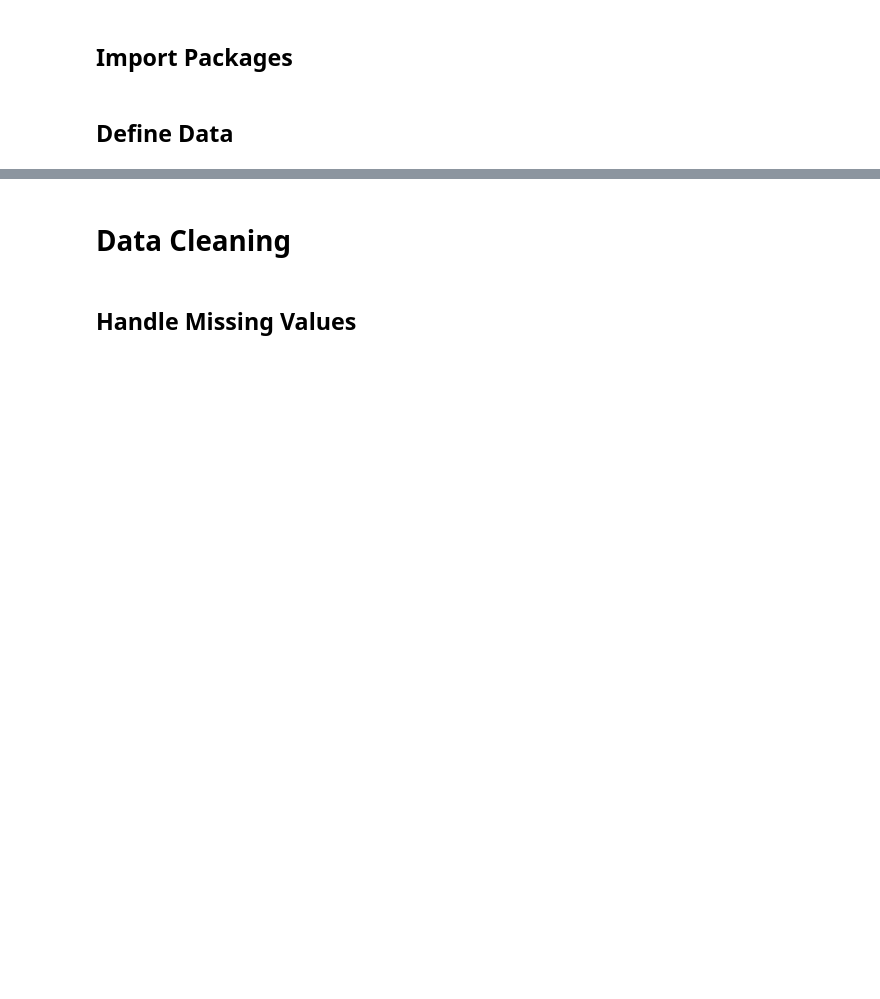
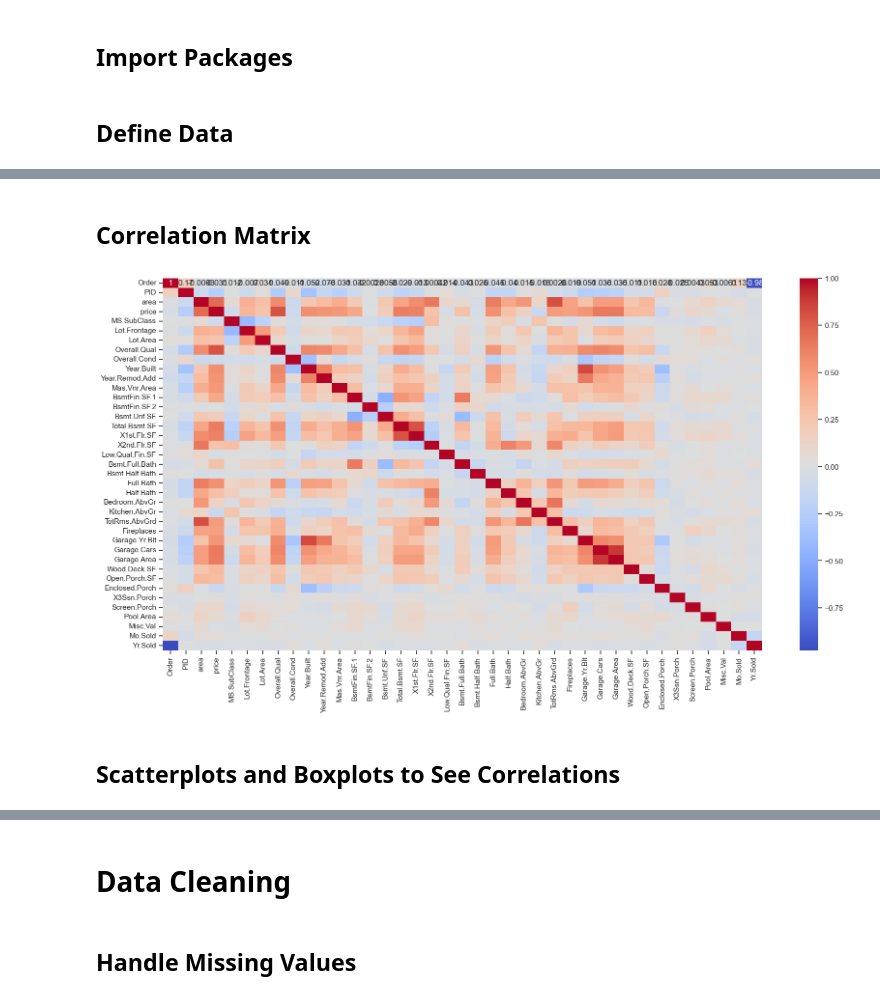
Before and after one commit to CategorIAN/CSCI550MP2, a Jupyter notebook: nb2.ipynb, the cells around one changed output, grey strips where cells are left out. Drawn from its saved outputs; the diff is of its cells as text; code cells hidden in the pictures; blank space fills up the shorter version.

```diff
--- a/nb2.ipynb
+++ b/nb2.ipynb
@@ -45,0 +90,13 @@ cols_numeric, cols_categorical = numeric_categorical_attributes(data.drop(column
+# %% [markdown]
+## Correlation Matrix
+# %%
+# Calculate the correlation matrix
+correlation_matrix = data.corr(numeric_only=True)
+# Create a heatmap
+plt.figure(figsize=(20, 10))
+sns.heatmap(correlation_matrix, annot=True, cmap="coolwarm")
+plt.show()
+# %% [output]
+[figure, added]
+# %% [markdown]
+## Scatterplots and Boxplots to See Correlations
```
Also changed, not shown: parts of 24 cells of this notebook, 1 other file.
